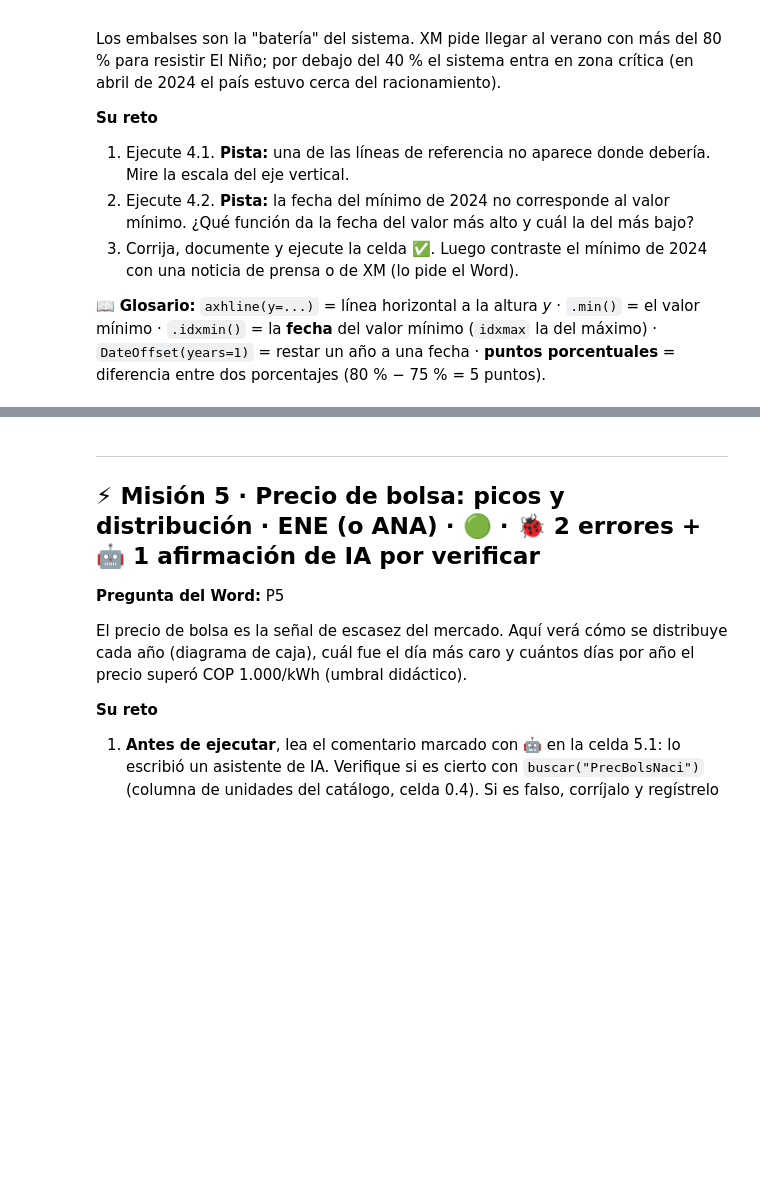
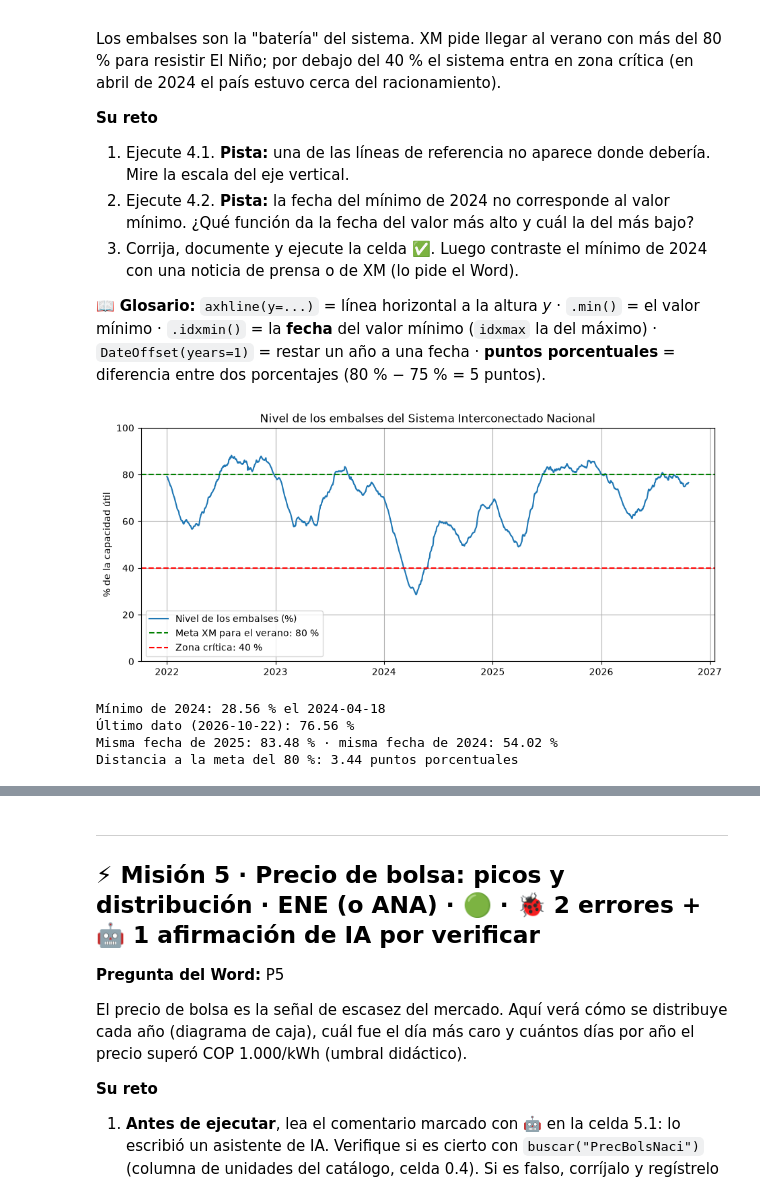
Before and after one commit to Heri-valen/aca-1, a Jupyter notebook: ACA1_Radiografia_Energetica.ipynb, the cells around one changed output, grey strips where cells are left out. Drawn from its saved outputs; the diff is of its cells as text; code cells hidden in the pictures; blank space fills up the shorter version.

```diff
--- a/ACA1_Radiografia_Energetica.ipynb
+++ b/ACA1_Radiografia_Energetica.ipynb
@@ -573,21 +740,23 @@ Los embalses son la "batería" del sistema. XM pide llegar al verano con más de
 # %%
 # Celda 4.1 · Nivel de los embalses con la meta (80 %) y la zona crítica (40 %)
 embalse = df_limpio["pct_embalse"]
 
 fig4, ax4 = plt.subplots()
 ax4.plot(embalse.index, embalse, color="tab:blue", label="Nivel de los embalses (%)")
-ax4.axhline(y=0.8, color="green", linestyle="--", label="Meta XM para el verano: 80 %")
+ax4.axhline(y=80, color="green", linestyle="--", label="Meta XM para el verano: 80 %") # CORREGIDO (Anderson Silva): el eje vertical va de 0 a 100, no de 0 a 1; la línea de referencia del 80 % estaba en 0.8 y no se veía
 ax4.axhline(y=40, color="red", linestyle="--", label="Zona crítica: 40 %")
 ax4.set_ylim(0, 100)
 ax4.set_title("Nivel de los embalses del Sistema Interconectado Nacional")
 ax4.set_ylabel("% de la capacidad útil")
 ax4.legend(loc="lower left")
 plt.show()
+# %% [output]
+[figure, added]
 # %%
 # Celda 4.2 · Mínimo de 2024 y comparación con la misma fecha de años anteriores
 nivel_2024 = embalse.loc["2024"]
 minimo_2024 = nivel_2024.min()
-fecha_minimo_2024 = nivel_2024.idxmax()
+fecha_minimo_2024 = nivel_2024.idxmin()  # CORREGIDO (Anderson Silva): decía .idxmax(); la fecha del mínimo es la del valor más bajo, no la más alta
 
 actual, fecha_actual = embalse.iloc[-1], embalse.index[-1]
 mismo_dia_2025 = embalse.asof(fecha_actual - pd.DateOffset(years=1))   # valor de esa fecha (o el último antes)
@@ -598,6 +767,11 @@ print(f"Mínimo de 2024: {minimo_2024:.2f} % el {fecha_minimo_2024.date()}")
 print(f"Último dato ({fecha_actual.date()}): {actual:.2f} %")
 print(f"Misma fecha de 2025: {mismo_dia_2025:.2f} % · misma fecha de 2024: {mismo_dia_2024:.2f} %")
 print(f"Distancia a la meta del 80 %: {distancia_meta:.2f} puntos porcentuales")
+# %% [output]
+Mínimo de 2024: 28.56 % el 2024-04-18
+Último dato (2026-10-22): 76.56 %
+Misma fecha de 2025: 83.48 % · misma fecha de 2024: 54.02 %
+Distancia a la meta del 80 %: 3.44 puntos porcentuales
 # %%
 # ✅ Verificación de la Misión 4 (no modifique esta celda)
 verificar("4.1", lambda: any(np.allclose(linea.get_ydata(), 80) for linea in ax4.get_lines()),
```
Also changed, not shown: parts of 37 cells of this notebook.
